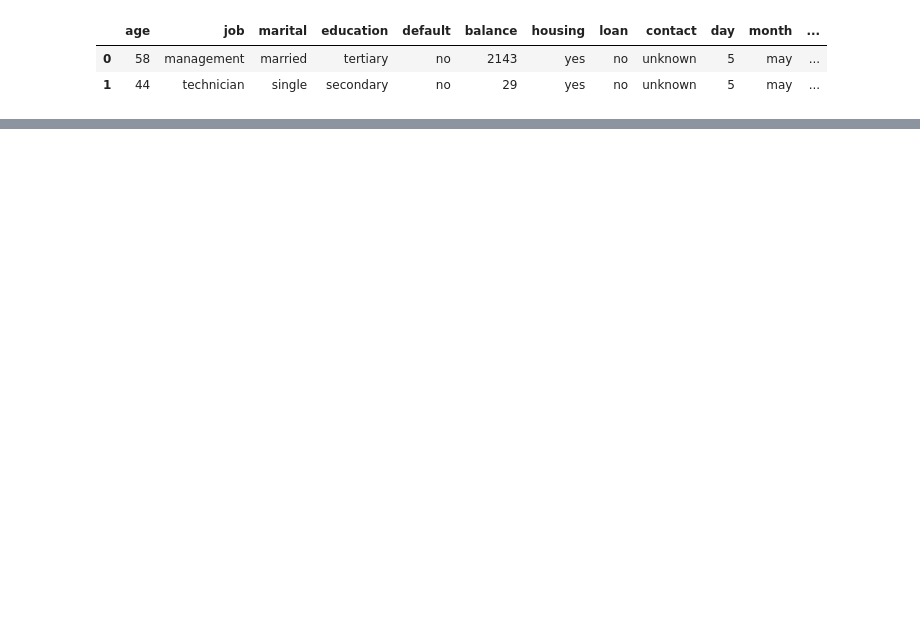
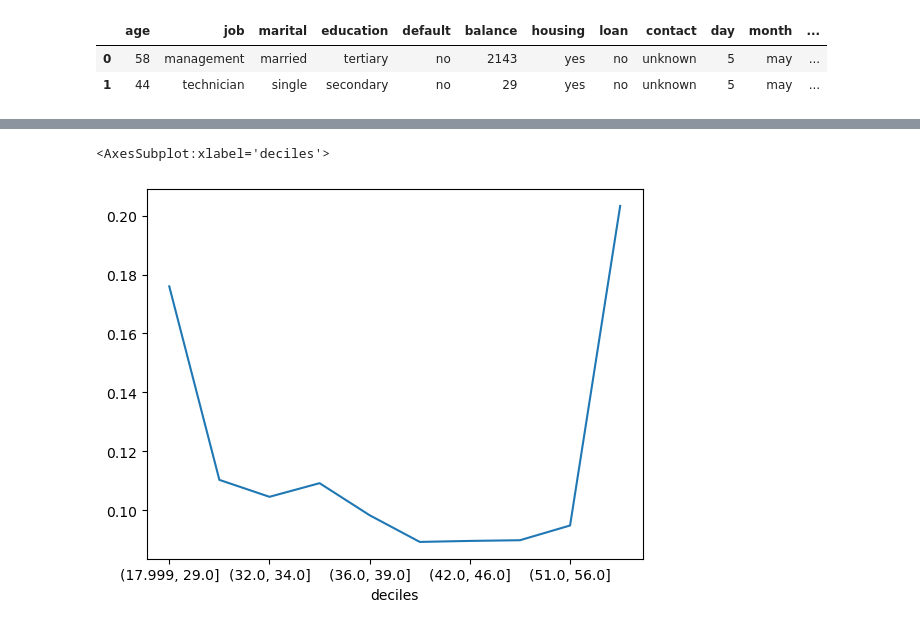
Before and after one commit to Gunnvant/Self-Paced-Content, a Jupyter notebook: python/logistic_regression/Practice Project/01.ipynb, the cells around one changed output, grey strips where cells are left out. Cells and saved outputs as stored; diff of their text form; code cells hidden in the pictures; blank space fills up the shorter version.

```diff
--- a/python/logistic_regression/Practice Project/01.ipynb
+++ b/python/logistic_regression/Practice Project/01.ipynb
@@ -22,0 +21,7 @@ Name: poutcome, dtype: int64
+# %%
+cont_variables = ['age','balance','day','duration','campaign','pdays','previous']
+for var in cont_variables:
+    print(var)
+    print("*"*50)
+    print(df[var].describe())
+    print("*"*50)
@@ -22,0 +54,3 @@ Name: poutcome, dtype: int64
+# %%
+for var in cont_variables:
+    print(f'{var}: {df[var].isnull().sum()}')
@@ -22,0 +67,11 @@ Name: poutcome, dtype: int64
+# %%
+cat_variables = ['job','marital','education','default','housing','loan','contact','month','poutcome']
+
+def get_dist(var):
+    return df[var].value_counts(normalize=True)
+
+for var in cat_variables:
+    print("*"*50)
+    print(var)
+    print(get_dist(var))
+    print("*"*50)
@@ -22,0 +103,7 @@ Name: poutcome, dtype: int64
+# %%
+def get_rel(var,q=10):
+    table = pd.DataFrame()
+    table[var] = df[var]
+    table['target'] = df['y'].map(lambda x: 1 if x=='yes' else 0)
+    table['deciles'] = pd.qcut(table[var],q=q)
+    return table.groupby('deciles')['target'].mean()
@@ -22,0 +145,5 @@ Name: poutcome, dtype: int64
+# %%
+get_rel('age').plot()
+# %% [output]
+<AxesSubplot:xlabel='deciles'>
+[figure, added]
```
Also changed, not shown: parts of 65 cells of this notebook, 5 other files.
